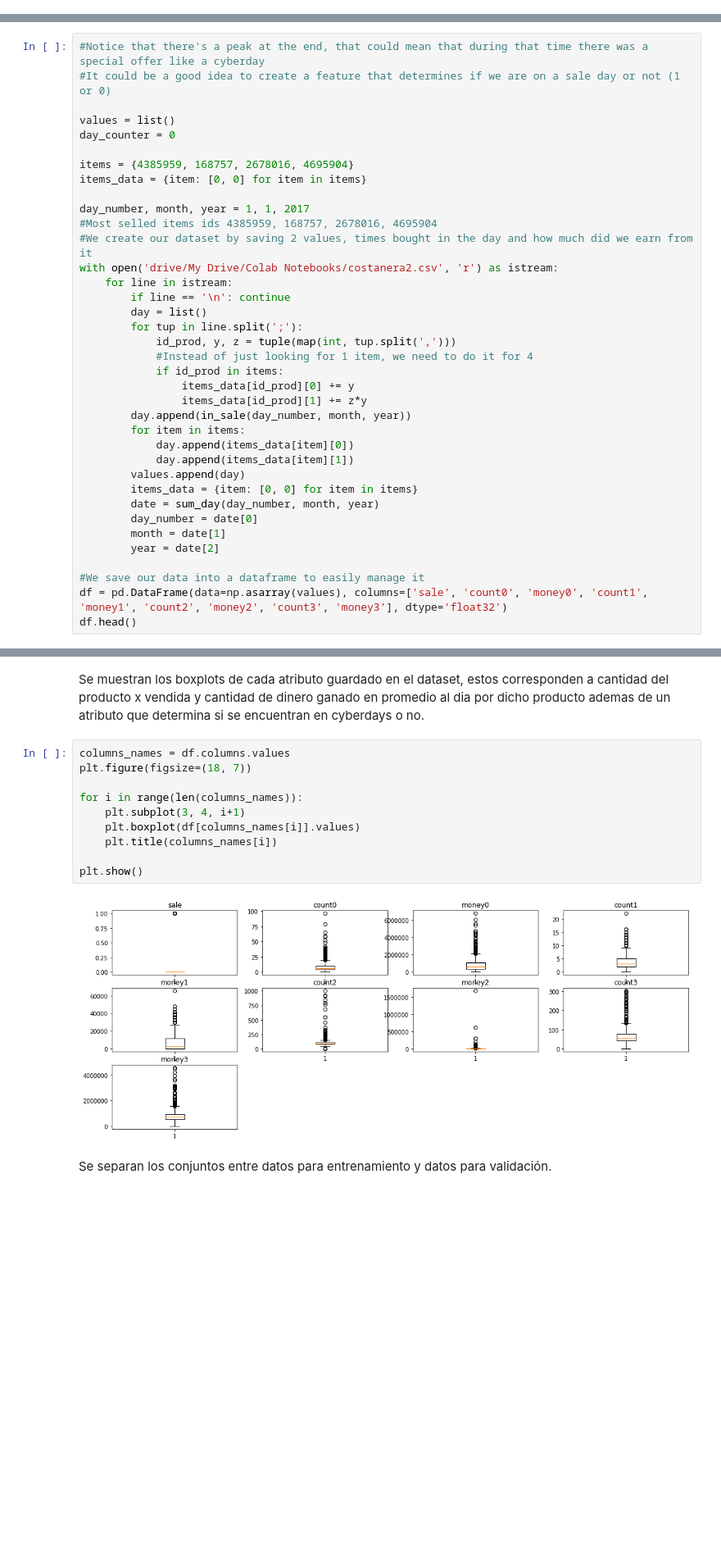
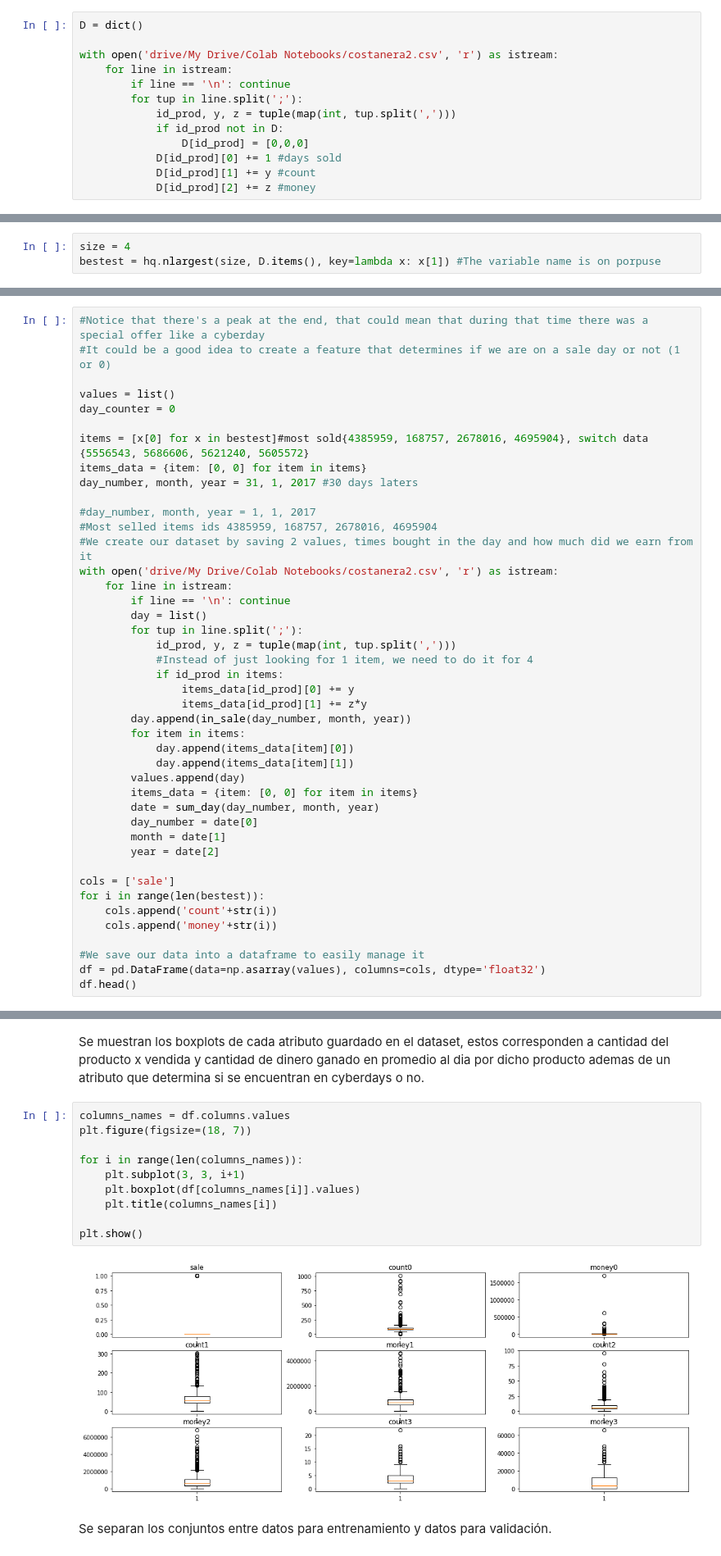
Before and after one commit to AHRojo/ann2, a Jupyter notebook: Pregunta_0.ipynb, the cells around one changed output, grey strips where cells are left out. Shown at 82% size. Cells and saved outputs as stored; diff of their text form; blank space fills up the shorter version.

Commit message:
added names and q0 updated

```diff
--- a/Pregunta_0.ipynb
+++ b/Pregunta_0.ipynb
@@ -66,3 +66,16 @@ def in_sale(day, month, year):
             if day in [8, 9, 10]:
                 return 1
     return 0
+# %%
+D = dict()
+
+with open('drive/My Drive/Colab Notebooks/costanera2.csv', 'r') as istream:
+    for line in istream:
+        if line == '\n': continue
+        for tup in line.split(';'):
+            id_prod, y, z = tuple(map(int, tup.split(',')))
+            if id_prod not in D:
+                D[id_prod] = [0,0,0]
+            D[id_prod][0] += 1 #days sold
+            D[id_prod][1] += y #count
+            D[id_prod][2] += z #money
@@ -69,3 +84,6 @@ def in_sale(day, month, year):
+# %%
+size = 4
+bestest = hq.nlargest(size, D.items(), key=lambda x: x[1]) #The variable name is on porpuse
 # %% [markdown]
 Luego, se seleccionan los 4 productos mas vendidos a lo largo de los dos años de datos.
 # %%
@@ -75,10 +93,11 @@ Luego, se seleccionan los 4 productos mas vendidos a lo largo de los dos años d
 values = list()
 day_counter = 0
 
-items = {4385959, 168757, 2678016, 4695904}
+items = [x[0] for x in bestest]#most sold{4385959, 168757, 2678016, 4695904}, switch data {5556543, 5686606, 5621240, 5605572}
 items_data = {item: [0, 0] for item in items}
+day_number, month, year = 31, 1, 2017 #30 days laters
 
-day_number, month, year = 1, 1, 2017
+#day_number, month, year = 1, 1, 2017
 #Most selled items ids 4385959, 168757, 2678016, 4695904
 #We create our dataset by saving 2 values, times bought in the day and how much did we earn from it
 with open('drive/My Drive/Colab Notebooks/costanera2.csv', 'r') as istream:
@@ -102,8 +121,13 @@ with open('drive/My Drive/Colab Notebooks/costanera2.csv', 'r') as istream:
         month = date[1]
         year = date[2]
 
+cols = ['sale']
+for i in range(len(bestest)):
+    cols.append('count'+str(i))
+    cols.append('money'+str(i))
+
 #We save our data into a dataframe to easily manage it
-df = pd.DataFrame(data=np.asarray(values), columns=['sale', 'count0', 'money0', 'count1', 'money1', 'count2', 'money2', 'count3', 'money3'], dtype='float32')
+df = pd.DataFrame(data=np.asarray(values), columns=cols, dtype='float32')
 df.head()
 # %% [output]
 |  | sale | count0 | money0 | count1 | money1 | count2 | money2 | count3 | money3 |
@@ -119,15 +143,15 @@ Se muestran los boxplots de cada atributo guardado en el dataset, estos correspo
 # %%
 columns_names = df.columns.values
 plt.figure(figsize=(18, 7))
 
 for i in range(len(columns_names)):
-    plt.subplot(3, 4, i+1)
+    plt.subplot(3, 3, i+1)
     plt.boxplot(df[columns_names[i]].values)
     plt.title(columns_names[i])
 
 plt.show()
 # %% [output]
-[figure, old version]
+[figure, new version]
 # %% [markdown]
 Se separan los conjuntos entre datos para entrenamiento y datos para validación.
 # %%
```
Also changed, not shown: parts of 34 cells of this notebook, 2 other files.
